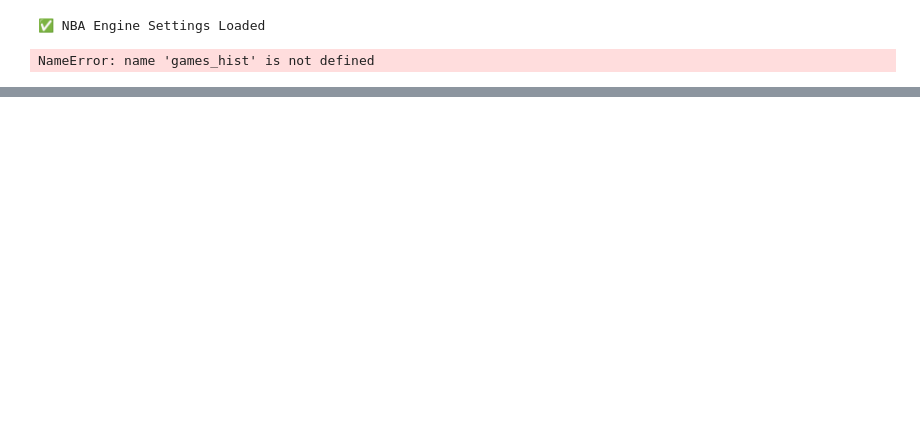
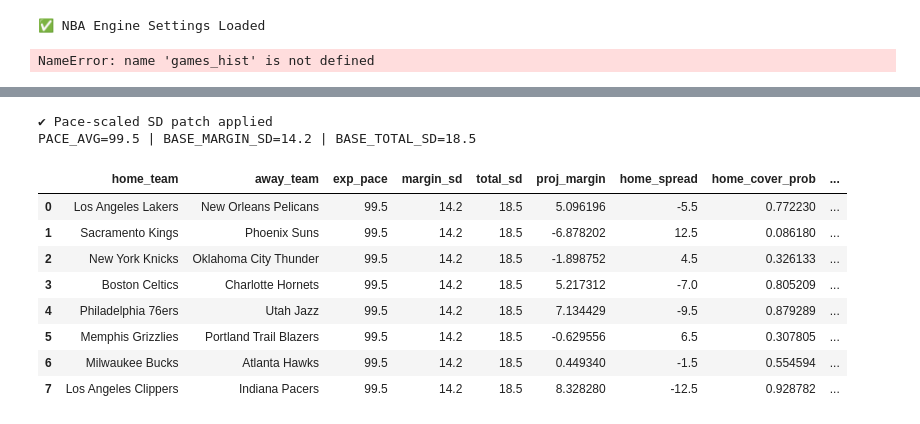
Before and after one commit to dchav12/New-stable-, a Jupyter notebook: NBA_STABLE.ipynb, the cells around one changed output, grey strips where cells are left out. Cells and saved outputs as stored; diff of their text form; code cells hidden in the pictures; blank space fills up the shorter version.

```diff
--- a/NBA_STABLE.ipynb
+++ b/NBA_STABLE.ipynb
@@ -14902,0 +16623,79 @@ Saved: nba_top10_win_priority_ev.csv, nba_discord_top10.txt
+# %%
+# =========================
+# BOTTOM CELL FIX: TOTAL_SD scaled by pace (and optional margin SD scaling)
+# Drop this AFTER you have g with:
+#   proj_margin, proj_total, home_spread, total_line, and (optionally) exp_pace
+# =========================
+
+import numpy as np
+
+# ---- helpers ----
+def _norm_cdf(z: float) -> float:
+    # stable CDF using math.erf (no np.math)
+    import math
+    return 0.5 * (1.0 + math.erf(z / math.sqrt(2.0)))
+
+def _cap_prob(p: float, lo: float = 0.01, hi: float = 0.99) -> float:
+    return float(min(max(p, lo), hi))
+
+# ---- required columns check ----
+required = ["proj_margin", "proj_total", "home_spread", "total_line"]
+missing = [c for c in required if c not in g.columns]
+if missing:
+    raise RuntimeError(f"PACE-SD PATCH: g missing required columns: {missing}")
+
+# ---- pace handling (fallback to league avg if not present) ----
+PACE_AVG = float(globals().get("PACE_AVG", 99.5))
+if "exp_pace" not in g.columns:
+    g["exp_pace"] = PACE_AVG
+
+g["exp_pace"] = pd.to_numeric(g["exp_pace"], errors="coerce").fillna(PACE_AVG).astype(float)
+
+# ---- SD scaling knobs ----
+# Base SDs at league-average pace
+BASE_MARGIN_SD = float(globals().get("MARGIN_SD", 14.2))  # your tuned value
+BASE_TOTAL_SD  = float(globals().get("TOTAL_SD", 18.5))  # your tuned value
+
+# Scale SDs by sqrt(pace / league_avg) (variance ~ possessions)
+pace_scale = np.sqrt(g["exp_pace"] / PACE_AVG).clip(0.85, 1.20)
+
+# Total variance scales more with pace; margin variance scales slightly with pace
+g["margin_sd"] = (BASE_MARGIN_SD * (0.50 + 0.50 * pace_scale)).astype(float)   # mild scaling
+g["total_sd"]  = (BASE_TOTAL_SD  * pace_scale).astype(float)                   # full scaling
+
+# ---- recompute probabilities using pace-scaled SDs ----
+home_spread = pd.to_numeric(g["home_spread"], errors="coerce").astype(float)
+total_line  = pd.to_numeric(g["total_line"], errors="coerce").astype(float)
+proj_margin = pd.to_numeric(g["proj_margin"], errors="coerce").astype(float)
+proj_total  = pd.to_numeric(g["proj_total"],  errors="coerce").astype(float)
+
+if proj_margin.isna().any() or proj_total.isna().any() or home_spread.isna().any() or total_line.isna().any():
+    bad = g.loc[
+        proj_margin.isna() | proj_total.isna() | home_spread.isna() | total_line.isna(),
+        ["home_team","away_team","proj_margin","proj_total","home_spread","total_line","exp_pace"]
+    ]
+    raise RuntimeError("PACE-SD PATCH: NaNs found. Fix these rows first:\n" + bad.to_string(index=False))
+
+# Spread: P(home covers) = Phi((proj_margin - home_spread)/sd_margin)
+z_spread = (proj_margin - home_spread) / g["margin_sd"]
+g["home_cover_prob"] = z_spread.map(_norm_cdf).map(lambda p: _cap_prob(p, 0.01, 0.99))
+
+# Total: P(over) = Phi((proj_total - total_line)/sd_total)
+z_total = (proj_total - total_line) / g["total_sd"]
+g["over_prob"] = z_total.map(_norm_cdf).map(lambda p: _cap_prob(p, 0.01, 0.99))
+
+print("✔ Pace-scaled SD patch applied")
+print(f"PACE_AVG={PACE_AVG} | BASE_MARGIN_SD={BASE_MARGIN_SD} | BASE_TOTAL_SD={BASE_TOTAL_SD}")
+display(g[["home_team","away_team","exp_pace","margin_sd","total_sd","proj_margin","home_spread","home_cover_prob","proj_total","total_line","over_prob"]])
+# %% [output]
+✔ Pace-scaled SD patch applied
+PACE_AVG=99.5 | BASE_MARGIN_SD=14.2 | BASE_TOTAL_SD=18.5
+|  | home_team | away_team | exp_pace | margin_sd | total_sd | proj_margin | home_spread | home_cover_prob | ... |
+| 0 | Los Angeles Lakers | New Orleans Pelicans | 99.5 | 14.2 | 18.5 | 5.096196 | -5.5 | 0.772230 | ... |
+| 1 | Sacramento Kings | Phoenix Suns | 99.5 | 14.2 | 18.5 | -6.878202 | 12.5 | 0.086180 | ... |
+| 2 | New York Knicks | Oklahoma City Thunder | 99.5 | 14.2 | 18.5 | -1.898752 | 4.5 | 0.326133 | ... |
+| 3 | Boston Celtics | Charlotte Hornets | 99.5 | 14.2 | 18.5 | 5.217312 | -7.0 | 0.805209 | ... |
+| 4 | Philadelphia 76ers | Utah Jazz | 99.5 | 14.2 | 18.5 | 7.134429 | -9.5 | 0.879289 | ... |
+| 5 | Memphis Grizzlies | Portland Trail Blazers | 99.5 | 14.2 | 18.5 | -0.629556 | 6.5 | 0.307805 | ... |
+| 6 | Milwaukee Bucks | Atlanta Hawks | 99.5 | 14.2 | 18.5 | 0.449340 | -1.5 | 0.554594 | ... |
+| 7 | Los Angeles Clippers | Indiana Pacers | 99.5 | 14.2 | 18.5 | 8.328280 | -12.5 | 0.928782 | ... |
```
Also changed, not shown: parts of 77 cells of this notebook.
